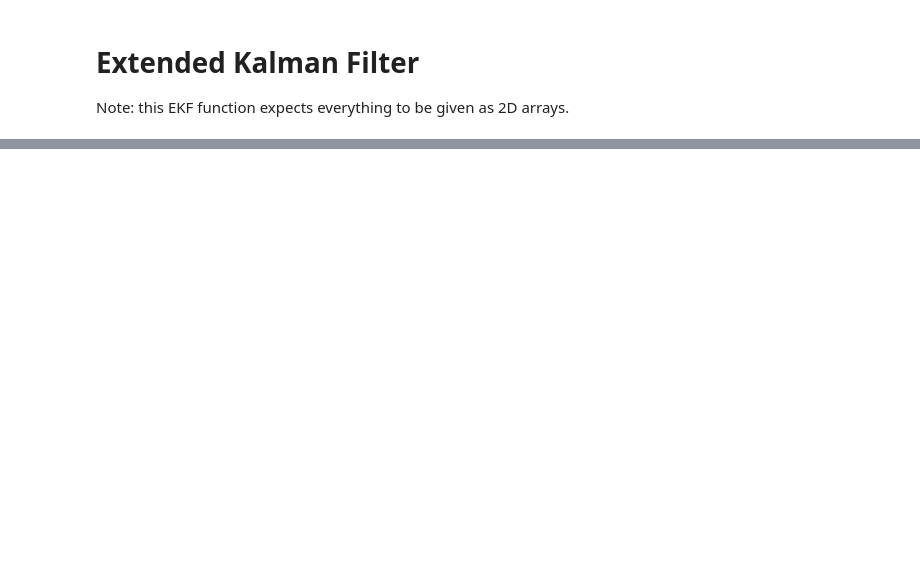
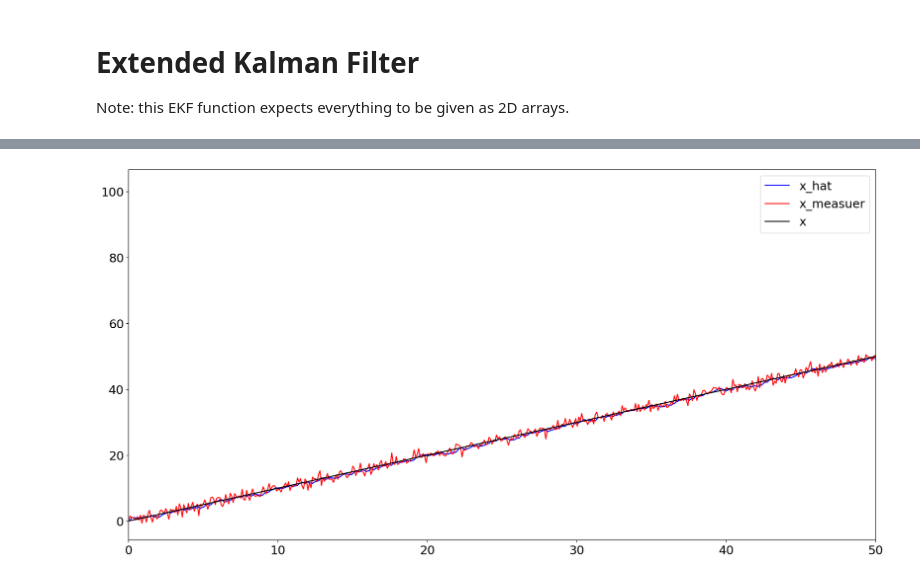
Before and after one commit to Alopez6991/Drone_AFRL, a Jupyter notebook: EKF_3D_test.ipynb, the cells around one changed output, grey strips where cells are left out. Cells and saved outputs as stored; diff of their text form; code cells hidden in the pictures; blank space fills up the shorter version.

```diff
--- a/EKF_3D_test.ipynb
+++ b/EKF_3D_test.ipynb
@@ -247,0 +210,85 @@ print(vy_hat[0:10]==X_MPC_noisy[3][0:10])
+# %%
+plt.figure(figsize=(20,10))
+plt.plot(t,x_hat,label='x_hat',color='blue')
+plt.plot(t,X_MPC_noisy[0],label='x_measuer',color='red')
+plt.plot(t,X_MPC.T[0],label='x',color='black',alpha=1)
+plt.xlim([0,50])
+plt.legend()
+
+plt.figure(figsize=(20,10))
+plt.plot(t,vx_hat,label='vx_hat',color='blue')
+plt.plot(t,X_MPC_noisy[1],label='vx_measuer',color='red')
+plt.plot(t,X_MPC.T[1],label='vx',color='black',alpha=1)
+plt.xlim([0,50])
+plt.legend()
+
+plt.figure(figsize=(20,10))
+plt.plot(t,y_hat,label='y_hat',color='blue')
+plt.plot(t,X_MPC_noisy[2],label='y_measuer',color='red')
+plt.plot(t,X_MPC.T[2],label='y',color='black',alpha=1)
+plt.xlim([0,50])
+plt.legend()
+
+plt.figure(figsize=(20,10))
+plt.plot(t,vy_hat,label='vy_hat',color='blue')
+plt.plot(t,X_MPC_noisy[3],label='vy_measuer',color='red')
+plt.plot(t,X_MPC.T[3],label='vy',color='black',alpha=1)
+plt.xlim([0,50])
+plt.legend()
+
+plt.figure(figsize=(20,10))
+plt.plot(t,z_hat,label='z_hat',color='blue')
+plt.plot(t,X_MPC_noisy[4],label='z_measuer',color='red')
+plt.plot(t,X_MPC.T[4],label='z',color='black',alpha=1)
+plt.xlim([0,50])
+plt.legend()
+
+plt.figure(figsize=(20,10))
+plt.plot(t,vz_hat,label='vz_hat',color='blue')
+plt.plot(t,X_MPC_noisy[5],label='vz_measuer',color='red')
+plt.plot(t,X_MPC.T[5],label='vz',color='black',alpha=1)
+plt.xlim([0,50])
+plt.legend()
+
+plt.figure(figsize=(20,10))
+plt.plot(t,phi_hat,label='phi_hat',color='blue')
+plt.plot(t,X_MPC_noisy[6],label='phi_measuer',color='red')
+plt.plot(t,X_MPC.T[6],label='phi',color='black',alpha=1)
+plt.xlim([0,50])
+plt.legend()
+
+plt.figure(figsize=(20,10))
+plt.plot(t,dphi_hat,label='dphi_hat',color='blue')
+plt.plot(t,X_MPC_noisy[7],label='dphi_measuer',color='red')
+plt.plot(t,X_MPC.T[7],label='dphi',color='black',alpha=1)
+plt.xlim([0,50])
+plt.legend()
+
+plt.figure(figsize=(20,10))
+plt.plot(t,theta_hat,label='theta_hat',color='blue')
+plt.plot(t,X_MPC_noisy[8],label='theta_measuer',color='red')
+plt.plot(t,X_MPC.T[8],label='theta',color='black',alpha=1)
+plt.xlim([0,50])
+plt.legend()
+
+plt.figure(figsize=(20,10))
+plt.plot(t,dtheta_hat,label='dtheta_hat',color='blue')
+plt.plot(t,X_MPC_noisy[9],label='dtheta_measuer',color='red')
+plt.plot(t,X_MPC.T[9],label='dtheta',color='black',alpha=1)
+plt.xlim([0,50])
+plt.legend()
+
+plt.figure(figsize=(20,10))
+plt.plot(t,psi_hat,label='psi_hat',color='blue')
+plt.plot(t,X_MPC_noisy[10],label='psi_measuer',color='red')
+plt.plot(t,X_MPC.T[10],label='psi',color='black',alpha=1)
+plt.xlim([0,50])
+plt.legend()
+
+plt.figure(figsize=(20,10))
+plt.plot(t,dpsi_hat,label='dpsi_hat',color='blue')
+plt.plot(t,X_MPC_noisy[11],label='dpsi_measuer',color='red')
+plt.plot(t,X_MPC.T[11],label='dpsi',color='black',alpha=1)
+plt.xlim([0,50])
+plt.legend()
+# %% [output]
@@ -247,0 +296 @@ print(vy_hat[0:10]==X_MPC_noisy[3][0:10])
+[figure, added]
```
Also changed, not shown: parts of 9 cells of this notebook.
